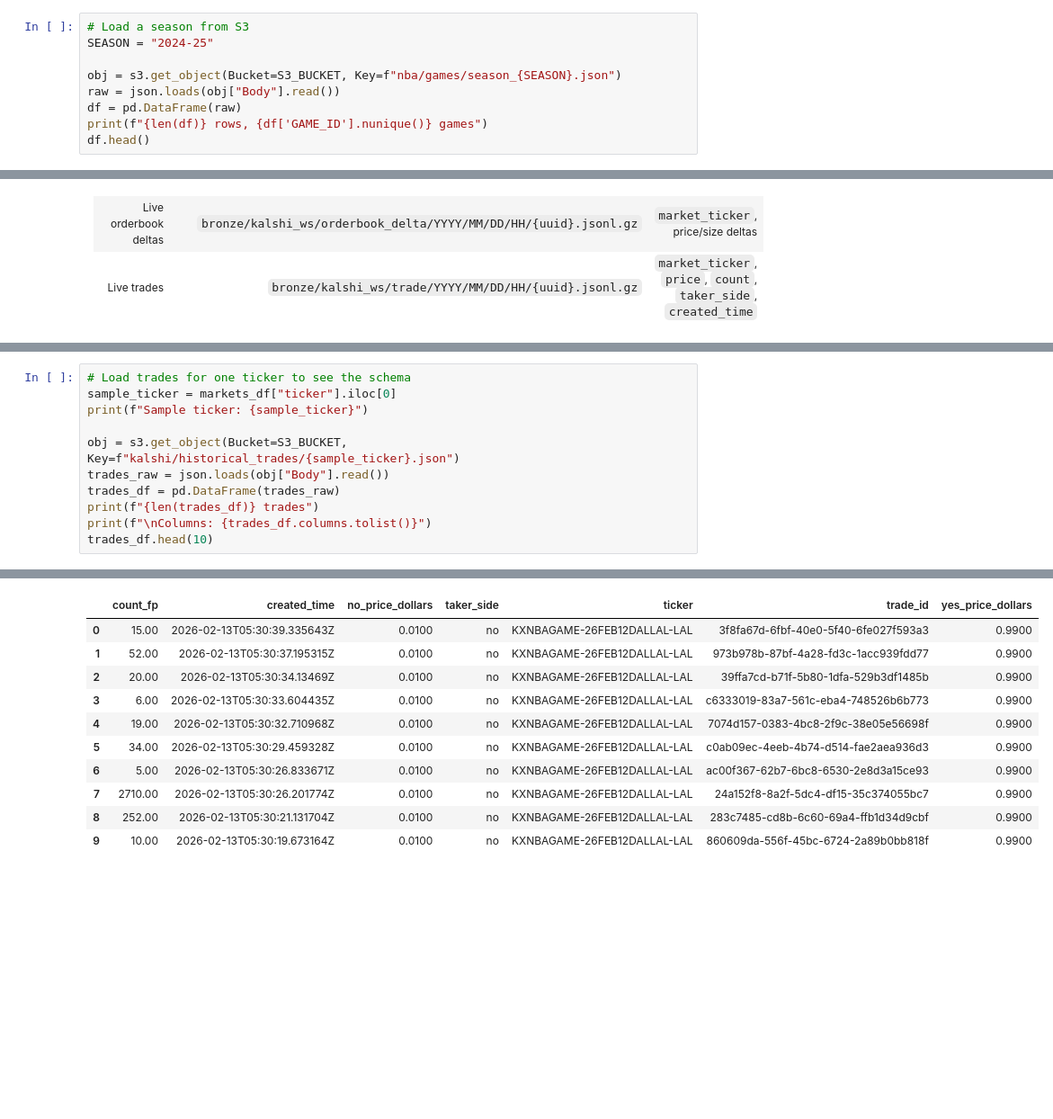
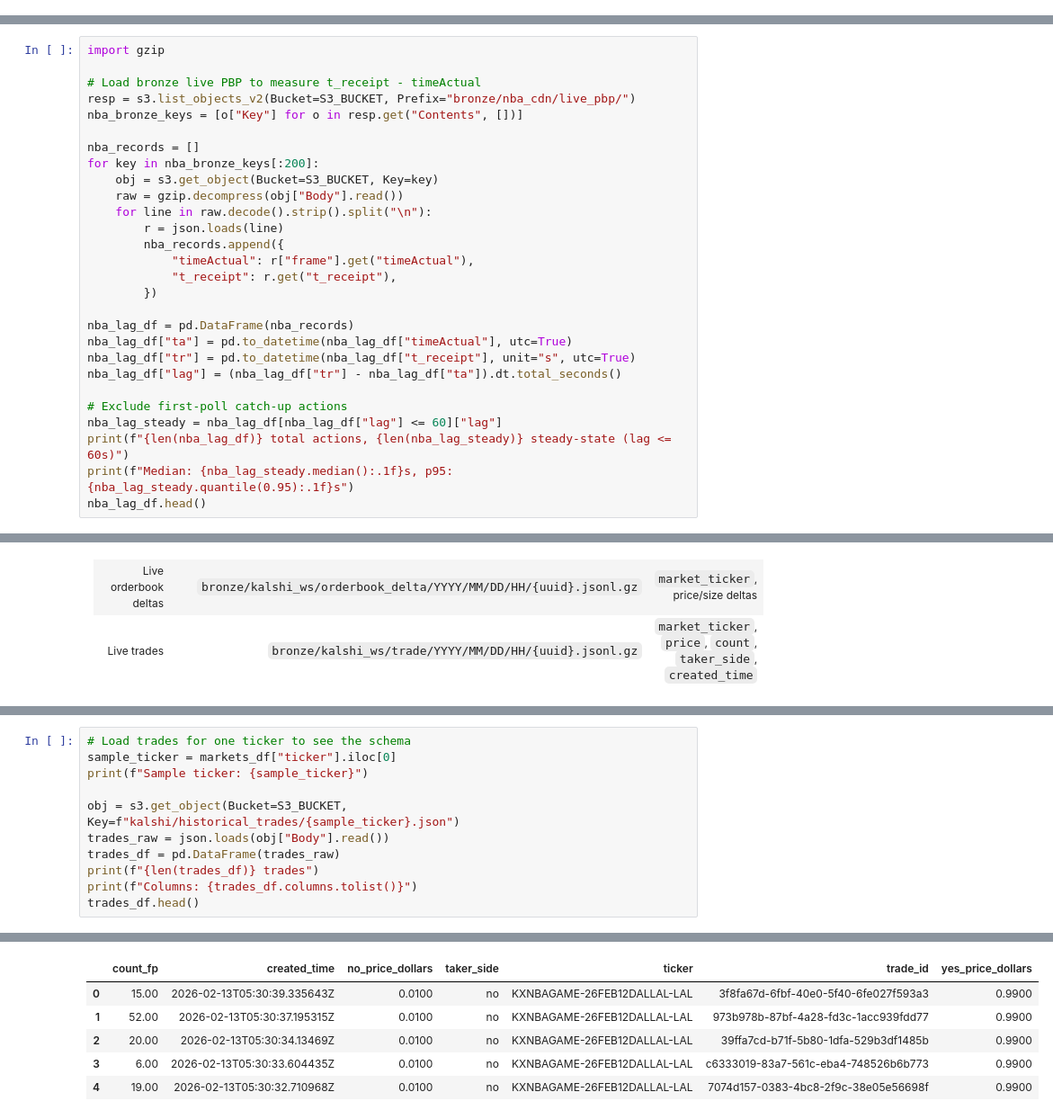
Before and after one commit to cziwang/prediction-market-exploration, a Jupyter notebook: notebooks/nba_eda.ipynb, the cells around one changed output, grey strips where cells are left out. Shown at 90% size. Saved outputs shown, nothing was run; the diff lists cells and outputs as text; blank space fills up the shorter version.

```diff
--- a/notebooks/nba_eda.ipynb
+++ b/notebooks/nba_eda.ipynb
@@ -72,9 +47,0 @@ nba/play_by_play/0022400926.json  (270 KB)
-# %%
-# Load a season from S3
-SEASON = "2024-25"
-
-obj = s3.get_object(Bucket=S3_BUCKET, Key=f"nba/games/season_{SEASON}.json")
-raw = json.loads(obj["Body"].read())
-df = pd.DataFrame(raw)
-print(f"{len(df)} rows, {df['GAME_ID'].nunique()} games")
-df.head()
@@ -263,0 +167,28 @@ print(f"\n{len(common)} common fields out of {len(stats_cols)} stats / {len(cdn_
+# %%
+import gzip
+
+# Load bronze live PBP to measure t_receipt - timeActual
+resp = s3.list_objects_v2(Bucket=S3_BUCKET, Prefix="bronze/nba_cdn/live_pbp/")
+nba_bronze_keys = [o["Key"] for o in resp.get("Contents", [])]
+
+nba_records = []
+for key in nba_bronze_keys[:200]:
+    obj = s3.get_object(Bucket=S3_BUCKET, Key=key)
+    raw = gzip.decompress(obj["Body"].read())
+    for line in raw.decode().strip().split("\n"):
+        r = json.loads(line)
+        nba_records.append({
+            "timeActual": r["frame"].get("timeActual"),
+            "t_receipt": r.get("t_receipt"),
+        })
+
+nba_lag_df = pd.DataFrame(nba_records)
+nba_lag_df["ta"] = pd.to_datetime(nba_lag_df["timeActual"], utc=True)
+nba_lag_df["tr"] = pd.to_datetime(nba_lag_df["t_receipt"], unit="s", utc=True)
+nba_lag_df["lag"] = (nba_lag_df["tr"] - nba_lag_df["ta"]).dt.total_seconds()
+
+# Exclude first-poll catch-up actions
+nba_lag_steady = nba_lag_df[nba_lag_df["lag"] <= 60]["lag"]
+print(f"{len(nba_lag_df)} total actions, {len(nba_lag_steady)} steady-state (lag <= 60s)")
+print(f"Median: {nba_lag_steady.median():.1f}s, p95: {nba_lag_steady.quantile(0.95):.1f}s")
+nba_lag_df.head()
@@ -300,8 +257,8 @@ obj = s3.get_object(Bucket=S3_BUCKET, Key=f"kalshi/historical_trades/{sample_tic
 trades_raw = json.loads(obj["Body"].read())
 trades_df = pd.DataFrame(trades_raw)
 print(f"{len(trades_df)} trades")
-print(f"\nColumns: {trades_df.columns.tolist()}")
-trades_df.head(10)
+print(f"Columns: {trades_df.columns.tolist()}")
+trades_df.head()
 # %% [output]
 Sample ticker: KXNBAGAME-26FEB12DALLAL-LAL
 22533 trades
@@ -309,15 +265,10 @@ Sample ticker: KXNBAGAME-26FEB12DALLAL-LAL
 Columns: ['count_fp', 'created_time', 'no_price_dollars', 'taker_side', 'ticker', 'trade_id', 'yes_price_dollars']
 |  | count_fp | created_time | no_price_dollars | taker_side | ticker | trade_id | yes_price_dollars |
 | 0 | 15.00 | 2026-02-13T05:30:39.335643Z | 0.0100 | no | KXNBAGAME-26FEB12DALLAL-LAL | 3f8fa67d-6fbf-40e0-5f40-6fe027f593a3 | 0.9900 |
 | 1 | 52.00 | 2026-02-13T05:30:37.195315Z | 0.0100 | no | KXNBAGAME-26FEB12DALLAL-LAL | 973b978b-87bf-4a28-fd3c-1acc939fdd77 | 0.9900 |
 | 2 | 20.00 | 2026-02-13T05:30:34.13469Z | 0.0100 | no | KXNBAGAME-26FEB12DALLAL-LAL | 39ffa7cd-b71f-5b80-1dfa-529b3df1485b | 0.9900 |
 | 3 | 6.00 | 2026-02-13T05:30:33.604435Z | 0.0100 | no | KXNBAGAME-26FEB12DALLAL-LAL | c6333019-83a7-561c-eba4-748526b6b773 | 0.9900 |
 | 4 | 19.00 | 2026-02-13T05:30:32.710968Z | 0.0100 | no | KXNBAGAME-26FEB12DALLAL-LAL | 7074d157-0383-4bc8-2f9c-38e05e56698f | 0.9900 |
-| 5 | 34.00 | 2026-02-13T05:30:29.459328Z | 0.0100 | no | KXNBAGAME-26FEB12DALLAL-LAL | c0ab09ec-4eeb-4b74-d514-fae2aea936d3 | 0.9900 |
-| 6 | 5.00 | 2026-02-13T05:30:26.833671Z | 0.0100 | no | KXNBAGAME-26FEB12DALLAL-LAL | ac00f367-62b7-6bc8-6530-2e8d3a15ce93 | 0.9900 |
-| 7 | 2710.00 | 2026-02-13T05:30:26.201774Z | 0.0100 | no | KXNBAGAME-26FEB12DALLAL-LAL | 24a152f8-8a2f-5dc4-df15-35c374055bc7 | 0.9900 |
-| 8 | 252.00 | 2026-02-13T05:30:21.131704Z | 0.0100 | no | KXNBAGAME-26FEB12DALLAL-LAL | 283c7485-cd8b-6c60-69a4-ffb1d34d9cbf | 0.9900 |
-| 9 | 10.00 | 2026-02-13T05:30:19.673164Z | 0.0100 | no | KXNBAGAME-26FEB12DALLAL-LAL | 860609da-556f-45bc-6724-2a89b0bb818f | 0.9900 |
 # %%
 # Load live Kalshi WS trades from bronze
 resp = s3.list_objects_v2(Bucket=S3_BUCKET, Prefix="bronze/kalshi_ws/trade/")
```
Also changed, not shown: parts of 35 cells of this notebook, 1 other file.
